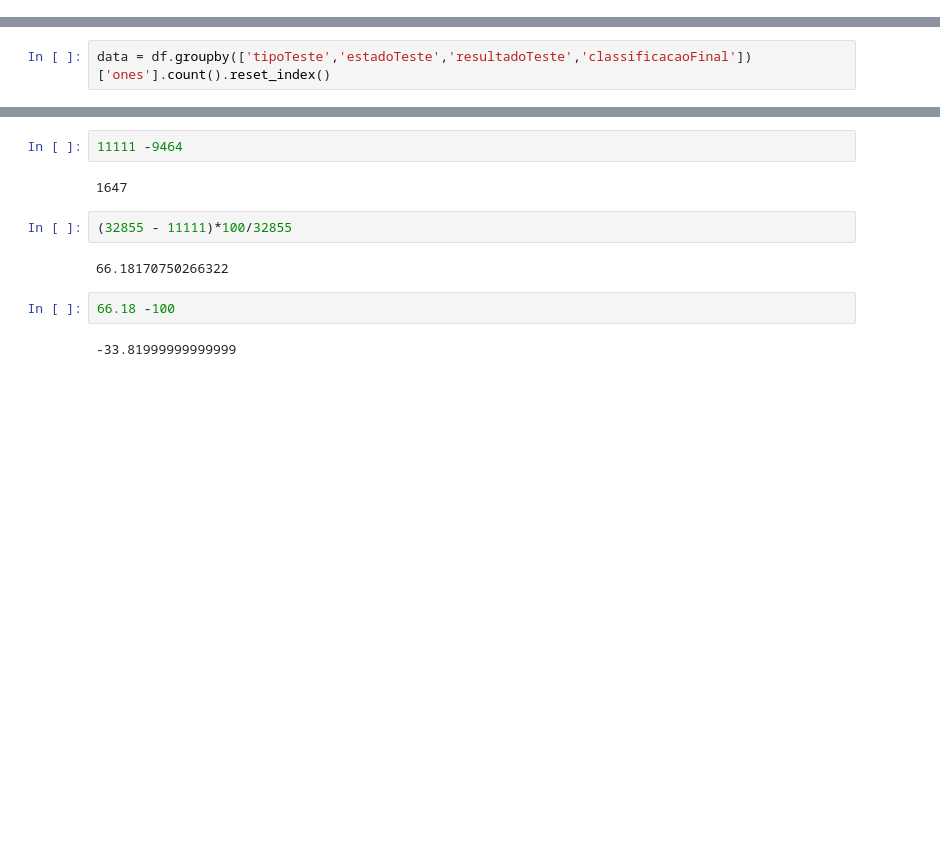
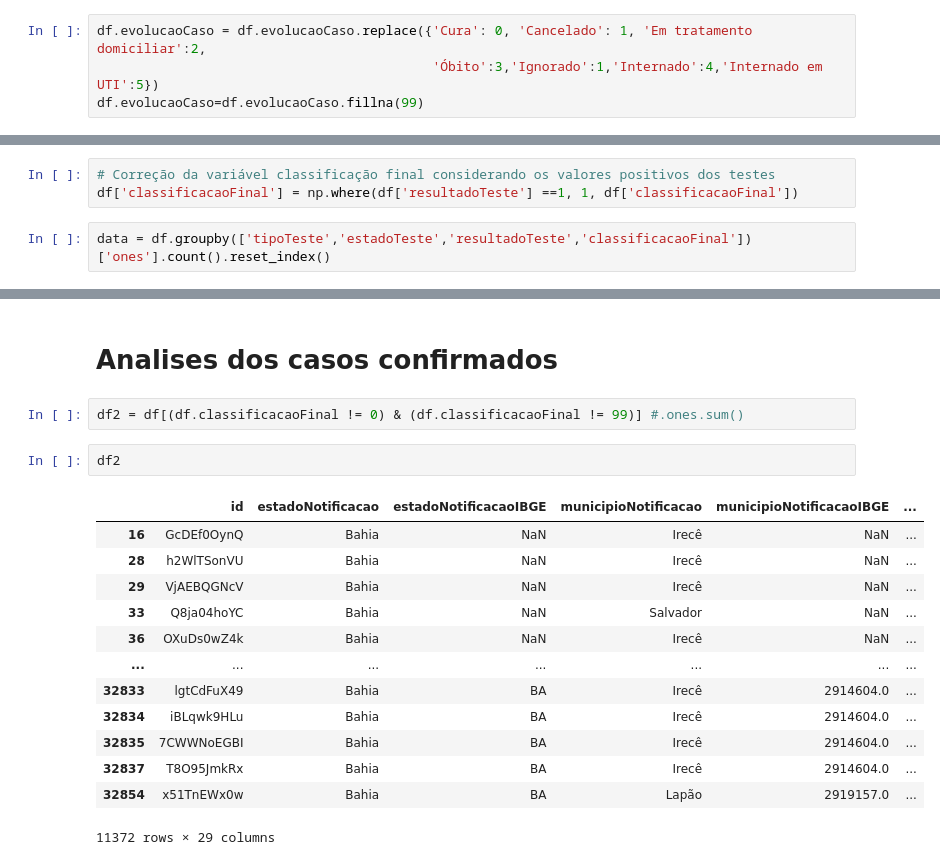
Before and after one commit to Julian-sun/PPSUS_IRECE, a Jupyter notebook: code/Data Analysis Irece.ipynb, the cells around one changed output, grey strips where cells are left out. Drawn from its saved outputs; the diff is of its cells as text; blank space fills up the shorter version.

```diff
--- a/code/Data Analysis Irece.ipynb
+++ b/code/Data Analysis Irece.ipynb
@@ -98,6 +99,10 @@ df.estadoTeste=df.estadoTeste.fillna(99)
 df.tipoTeste=df.tipoTeste.fillna(99)
 df.resultadoTeste=df.resultadoTeste.fillna(99)
 df.classificacaoFinal=df.classificacaoFinal.fillna(99)
+# %%
+df.evolucaoCaso = df.evolucaoCaso.replace({'Cura': 0, 'Cancelado': 1, 'Em tratamento domiciliar':2,
+                                           'Óbito':3,'Ignorado':1,'Internado':4,'Internado em UTI':5})
+df.evolucaoCaso=df.evolucaoCaso.fillna(99)
 # %%
 df.estadoTeste.value_counts()
 # %% [output]
@@ -154,6 +159,9 @@ Ignorado                      140
 Internado                      79
 Internado em UTI                5
 Name: evolucaoCaso, dtype: int64
+# %%
+# Correção da variável classificação final considerando os valores positivos dos testes
+df['classificacaoFinal'] = np.where(df['resultadoTeste'] ==1, 1, df['classificacaoFinal'])
 # %%
 data = df.groupby(['tipoTeste','estadoTeste','resultadoTeste','classificacaoFinal'])['ones'].count().reset_index()
 # %%
@@ -173,12 +176,20 @@ data[(data.classificacaoFinal == 0) & (data.resultadoTeste == 1)].ones.sum()
-# %%
-11111 -9464
-# %% [output]
-1647
-# %%
-(32855 - 11111)*100/32855
-# %% [output]
-66.18170750266322
-# %%
-66.18 -100
-# %% [output]
--33.81999999999999
+# %% [markdown]
+# Analises dos casos confirmados
+# %%
+df2 = df[(df.classificacaoFinal != 0) & (df.classificacaoFinal != 99)] #.ones.sum()
+# %%
+df2
+# %% [output]
+|  | id | estadoNotificacao | estadoNotificacaoIBGE | municipioNotificacao | municipioNotificacaoIBGE | ... |
+| 16 | GcDEf0OynQ | Bahia | NaN | Irecê | NaN | ... |
+| 28 | h2WlTSonVU | Bahia | NaN | Irecê | NaN | ... |
+| 29 | VjAEBQGNcV | Bahia | NaN | Irecê | NaN | ... |
+| 33 | Q8ja04hoYC | Bahia | NaN | Salvador | NaN | ... |
+| 36 | OXuDs0wZ4k | Bahia | NaN | Irecê | NaN | ... |
+| ... | ... | ... | ... | ... | ... | ... |
+| 32833 | lgtCdFuX49 | Bahia | BA | Irecê | 2914604.0 | ... |
+| 32834 | iBLqwk9HLu | Bahia | BA | Irecê | 2914604.0 | ... |
+| 32835 | 7CWWNoEGBI | Bahia | BA | Irecê | 2914604.0 | ... |
+| 32837 | T8O95JmkRx | Bahia | BA | Irecê | 2914604.0 | ... |
+| 32854 | x51TnEWx0w | Bahia | BA | Lapão | 2919157.0 | ... |
+11372 rows × 29 columns
```
Also changed, not shown: parts of 5 cells of this notebook.
